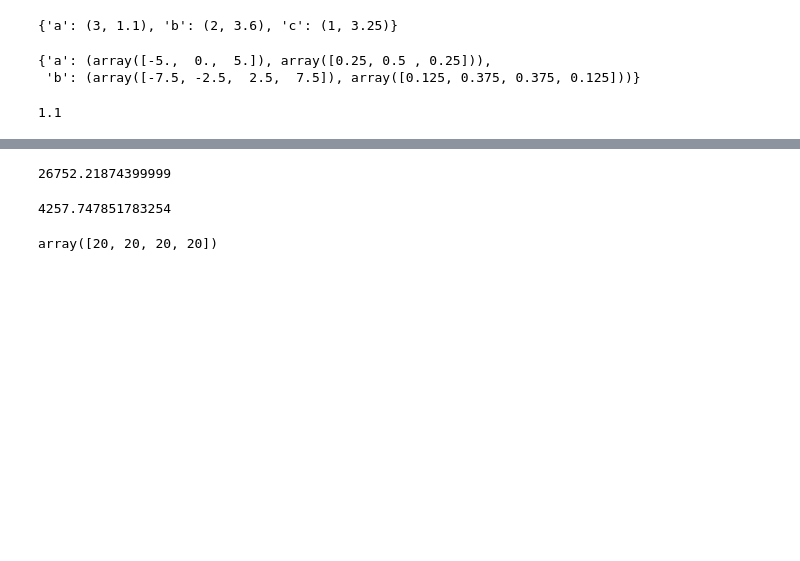
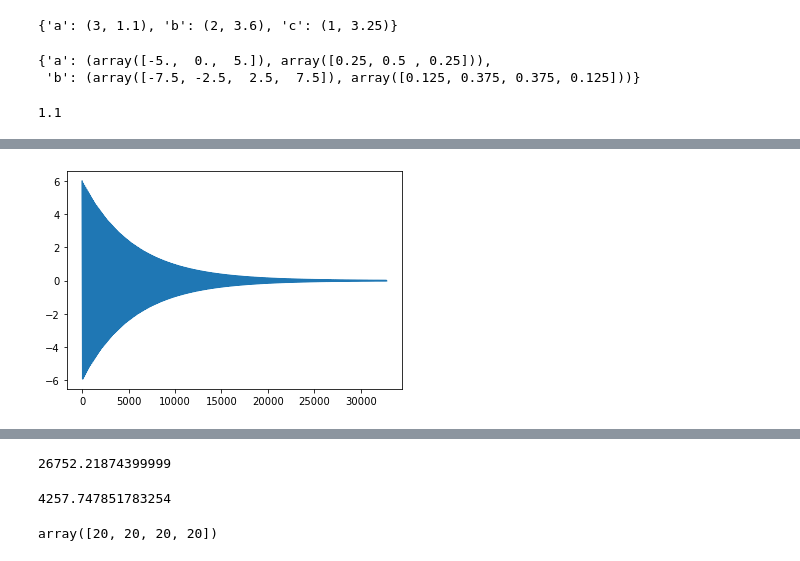
Before and after one commit to sejin8642/ftnmr, a Jupyter notebook: scripts/nb.ipynb, the cells around one changed output, grey strips where cells are left out. Saved outputs shown, nothing was run; the diff lists cells and outputs as text; code cells hidden in the pictures; blank space fills up the shorter version.

```diff
--- a/scripts/nb.ipynb
+++ b/scripts/nb.ipynb
@@ -375,0 +426,5 @@ B = 10
+# %%
+plt.plot(range(len(S)), 1_000_000*spec.C[4].real)
+plt.ticklabel_format(style='plain')
+# %% [output]
+[figure, added]
```
Also changed, not shown: parts of 32 cells of this notebook, 1 other file.
